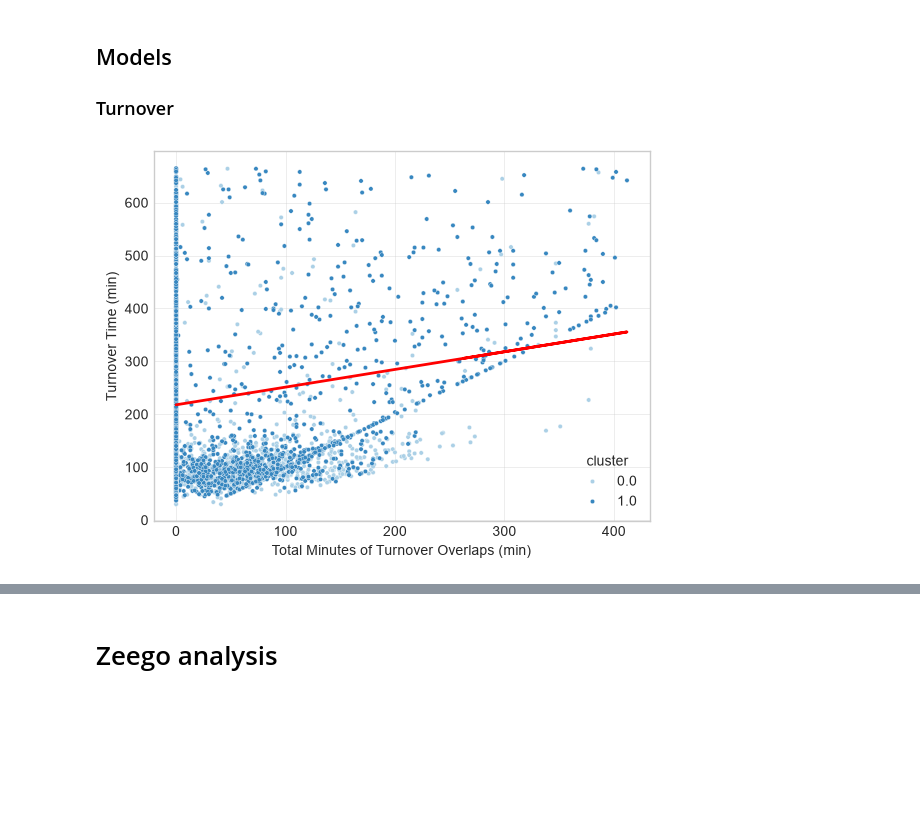
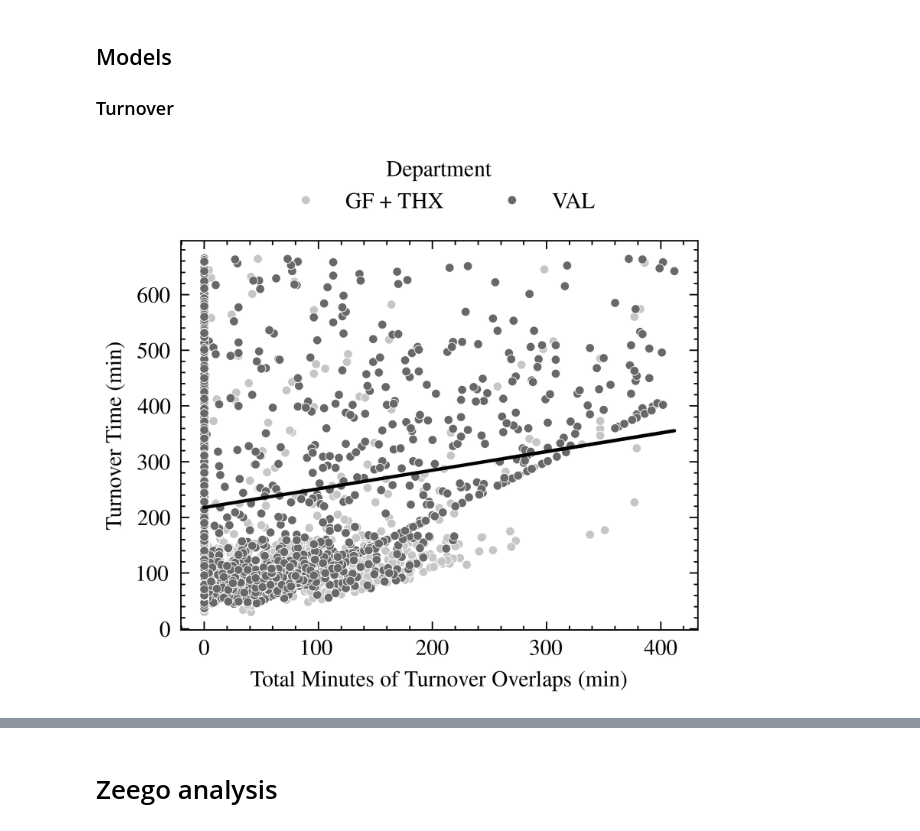
Before and after one commit to tomkys144/cacom-project, a Jupyter notebook: analysis_v2.ipynb, the cells around one changed output, grey strips where cells are left out. Saved outputs shown, nothing was run; the diff lists cells and outputs as text; code cells hidden in the pictures; blank space fills up the shorter version.

```diff
--- a/analysis_v2.ipynb
+++ b/analysis_v2.ipynb
@@ -7,6 +7,9 @@ import pandas as pd
 import scipy.stats as stats
 import seaborn as sns
 import statsmodels.formula.api as smf
+import scienceplots
+
+plt.style.use(['science', 'ieee'])
 # %% [markdown]
 # Preprocessing
 ## Loading data
@@ -783,20 +809,28 @@ plt.show()
 # %%
 df_empty_box = df_box[df_box['empty_min'] < 720].copy()
 
-try:
-    plt.style.use('seaborn-v0_8-whitegrid')
-except:
-    plt.style.use('seaborn-whitegrid')
+df_empty_box['cluster'] = df_empty_box['cluster'].map({
+    0.0: 'GF + THX',
+    1.0: 'VAL'
+})
 
 plt.figure()
 
-sns.boxplot(
+ax = sns.boxplot(
     data=df_empty_box,
     x='cluster_strain',
     y='empty_min',
     hue='cluster',
-    palette='Blues',
+    palette='Grays',
     showfliers=False,
+)
+
+plt.legend(
+    title='Department',
+    loc='lower center',
+    bbox_to_anchor=(0.5, 1.02),
+    ncol=2,
+    frameon=False
 )
 
 plt.xlabel('Number of Concurrent Turnovers')
@@ -811,39 +845,54 @@ plt.show()
 ### Turnover
 # %%
 df_scatter = df_clean[df_clean['cluster_strain_min'].notna()].copy()
+df_scatter['cluster'] = df_scatter['cluster'].map({
+    0.0: 'GF + THX',
+    1.0: 'VAL'
+})
 
 x_cap = df_scatter['cluster_strain_min'].quantile(0.98)
 df_scatter = df_scatter[df_scatter['cluster_strain_min'] <= x_cap]
 
 df_scatter_turnover = df_scatter[df_scatter['turnover_min'] > 0].copy()
 y_cap = df_scatter_turnover['turnover_min'].quantile(0.98)
 df_scatter_turnover = df_scatter_turnover[df_scatter_turnover['turnover_min'] <= y_cap]
+
 
 turnover_intercept = turnover_c_result.params['Intercept']
 turnover_slope = turnover_c_result.params['cluster_strain_min']
 
 x_vals = df_scatter_turnover['cluster_strain_min'].unique()
 y_vals = turnover_intercept + turnover_slope * x_vals
 
 plt.figure()
 
-sns.scatterplot(
+ax = sns.scatterplot(
     data=df_scatter_turnover,
     x='cluster_strain_min',
     y='turnover_min',
     hue='cluster',
-    palette='Blues',
+    palette='Grays',
     s=10,
 )
 
-plt.plot(x_vals, y_vals, color='red', linewidth=2)
+
+plt.plot(x_vals, y_vals, color='k', linewidth=1.2)
+
+plt.legend(
+    title='Department',
+    loc='lower center',
+    bbox_to_anchor=(0.5, 1.02),
+    ncol=2,
+    frameon=False
+)
+
 
 plt.xlabel('Total Minutes of Turnover Overlaps (min)')
 plt.ylabel("Turnover Time (min)")
 
 plt.show()
 # %% [output]
-[figure, old version]
+[figure, new version]
 # %%
 prep_intercept = prep_result.params['Intercept']
 prep_slope = prep_result.params['cluster_strain_min']
```
Also changed, not shown: parts of 12 cells of this notebook, 22 other files.
